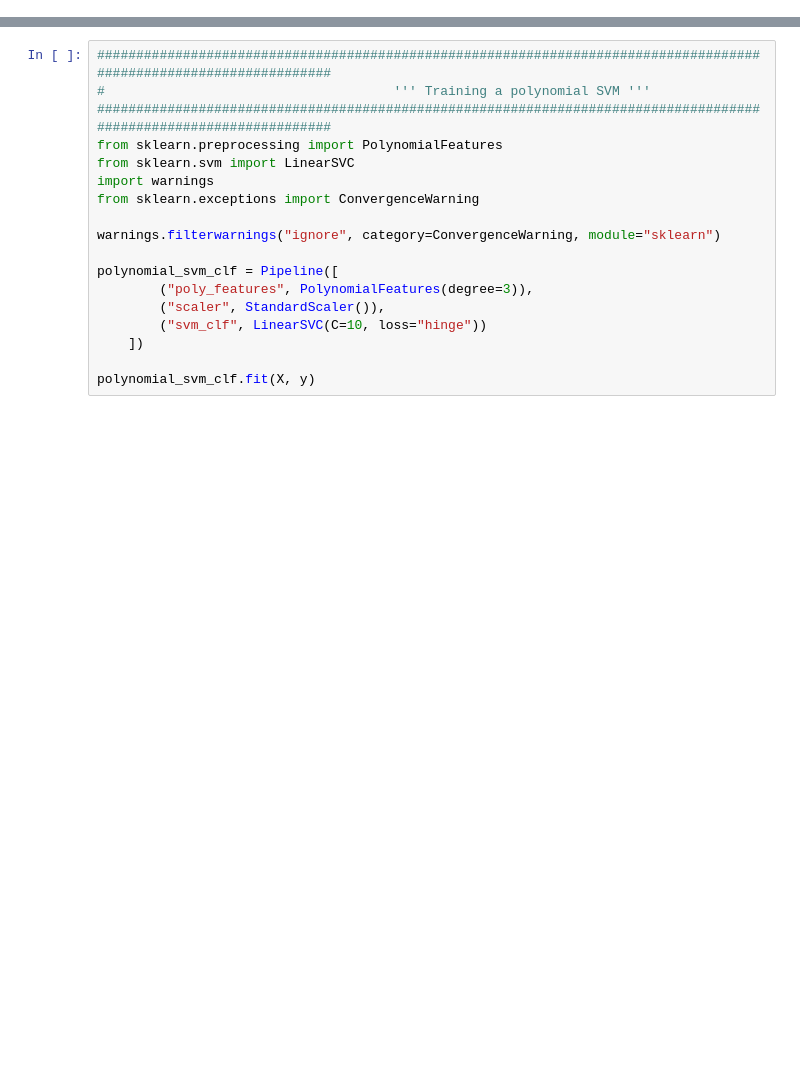
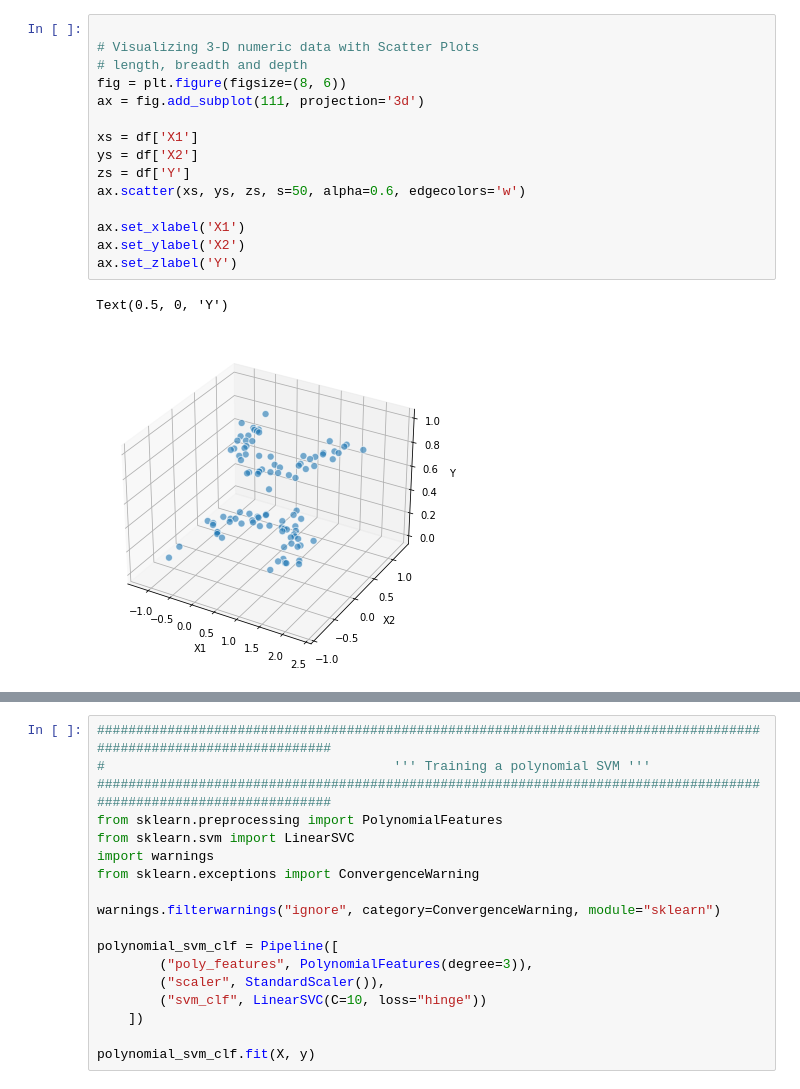
Before and after one commit to tekeuange23/ml-in-action, a Jupyter notebook: Nonlinear SVM.ipynb, the cells around one changed output, grey strips where cells are left out. Saved outputs shown, nothing was run; the diff lists cells and outputs as text; blank space fills up the shorter version.

```diff
--- a/Nonlinear SVM.ipynb
+++ b/Nonlinear SVM.ipynb
@@ -11,0 +35,18 @@ X, y = make_moons(n_samples=100, noise=0.15)
+# %%
+
+# Visualizing 3-D numeric data with Scatter Plots
+# length, breadth and depth
+fig = plt.figure(figsize=(8, 6))
+ax = fig.add_subplot(111, projection='3d')
+
+xs = df['X1']
+ys = df['X2']
+zs = df['Y']
+ax.scatter(xs, ys, zs, s=50, alpha=0.6, edgecolors='w')
+
+ax.set_xlabel('X1')
+ax.set_ylabel('X2')
+ax.set_zlabel('Y')
+# %% [output]
+Text(0.5, 0, 'Y')
+[figure, added]
```
Also changed, not shown: parts of 15 cells of this notebook.
